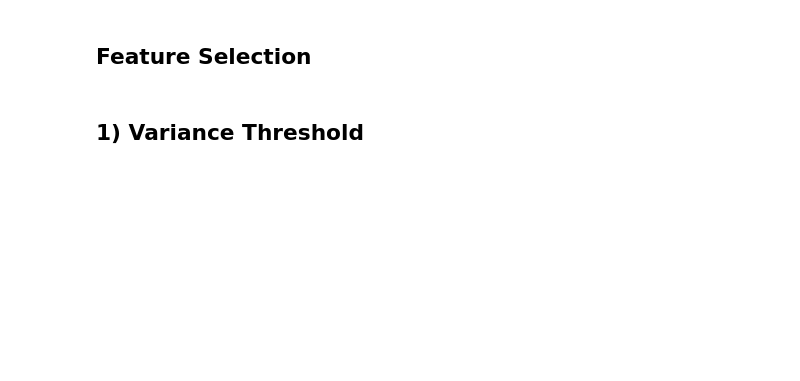
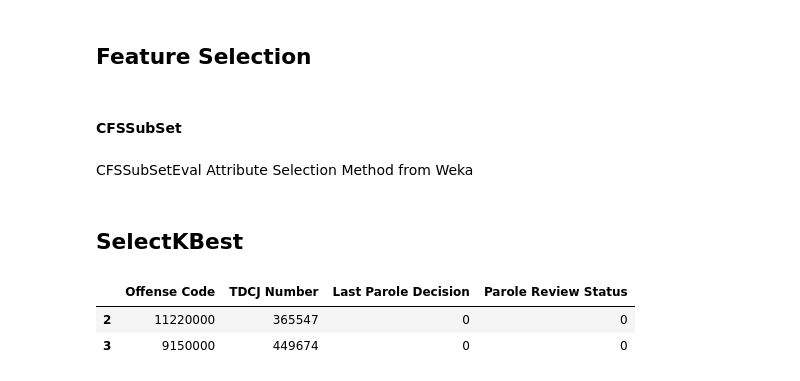
Before and after one commit to vineetver/Parole-Hearing-Verdicts, a Jupyter notebook: featureselection.ipynb, the cells around one changed output. Saved outputs shown, nothing was run; the diff lists cells and outputs as text; code cells hidden in the pictures; blank space fills up the shorter version.

Commit message:
CFSSubSet

```diff
--- a/featureselection.ipynb
+++ b/featureselection.ipynb
@@ -25,4 +34,6 @@ plt.show()
 # %% [markdown]
 ## Feature Selection
-# %% [markdown]
-## 1) Variance Threshold
+# %% [markdown]
+#### CFSSubSet
+# %% [markdown]
+CFSSubSetEval Attribute Selection Method from Weka
@@ -28,0 +45,15 @@ plt.show()
+# %% [markdown]
+## SelectKBest
+# %%
+## Select Best K
+
+selector = SelectKBest(f_classif, k=4)
+selector.fit_transform(df, df['Last Parole Decision'])
+cols = selector.get_support(indices=True)
+df_new = df.iloc[:,cols]
+# %%
+df_new.head(2)
+# %% [output]
+|  | Offense Code | TDCJ Number | Last Parole Decision | Parole Review Status |
+| 2 | 11220000 | 365547 | 0 | 0 |
+| 3 | 9150000 | 449674 | 0 | 0 |
```
Also changed, not shown: parts of 5 cells of this notebook, 3 other files.
